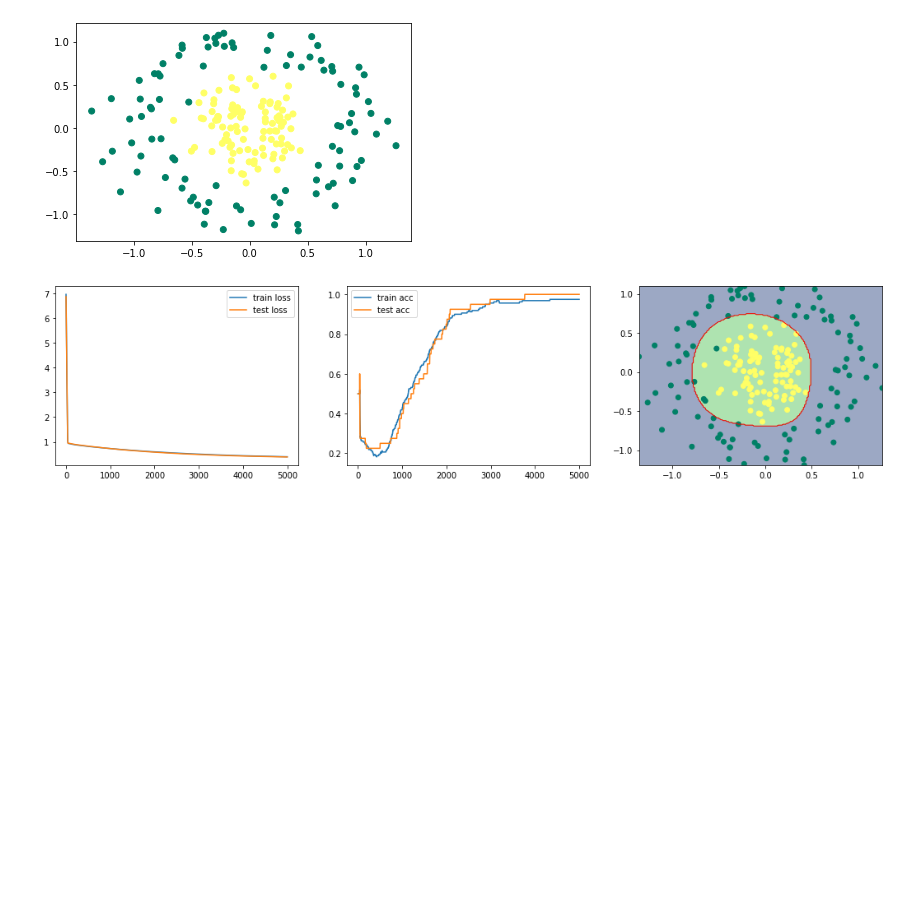
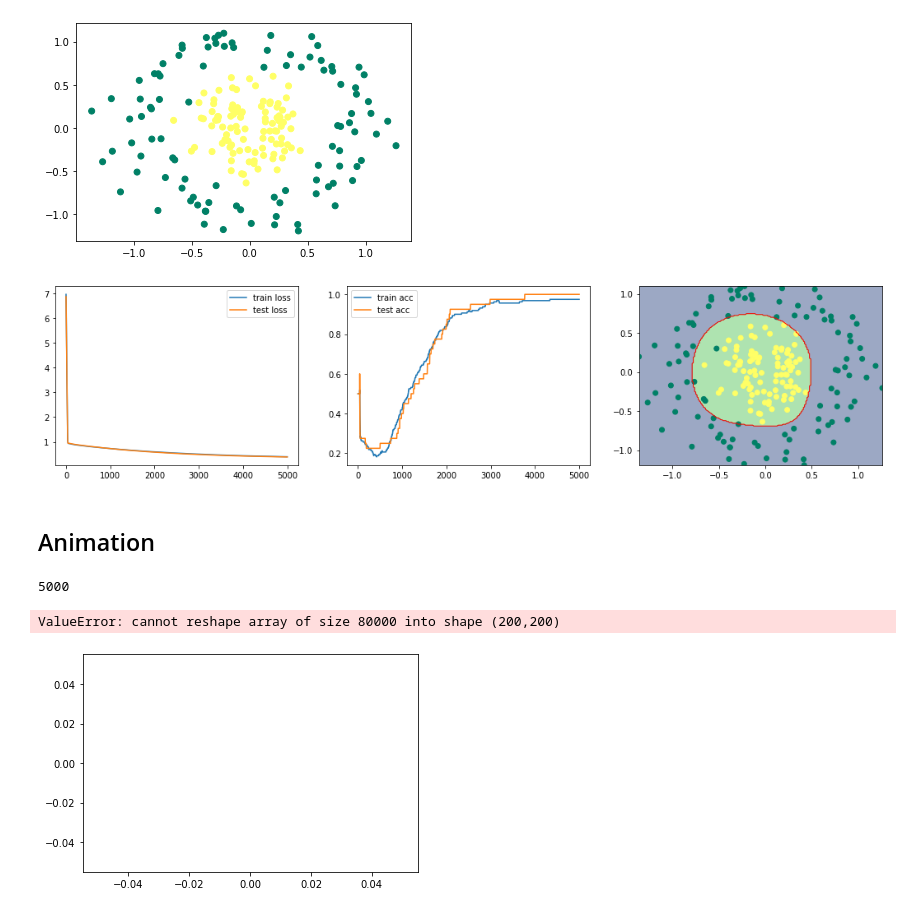
Before and after one commit to BountyKing/MachineLearning, a Jupyter notebook: DeepNeuralNetwork.ipynb, the cells around one changed output. Drawn from its saved outputs; the diff is of its cells as text; code cells hidden in the pictures; blank space fills up the shorter version.

Commit message:
animation adding

```diff
--- a/DeepNeuralNetwork.ipynb
+++ b/DeepNeuralNetwork.ipynb
@@ -159,6 +163,37 @@ dimensions de X_test: (2, 40)
 dimensions de y_test: (1, 40)
 [figure]
 # %%
-training_history = deep_neural_network(X_train, y_train, X_test, y_test, hidden_layers = (100, 100), learning_rate = 0.01, n_iter = 5_000)
+training_history, param_history = deep_neural_network(X_train, y_train, X_test, y_test, hidden_layers = (100, 100), learning_rate = 0.01, n_iter = 5_000)
 # %% [output]
 [figure]
+# %% [markdown]
+## Animation
+# %%
+from matplotlib.animation import FuncAnimation
+
+fig, ax = plt.subplots()
+x1_len = 200
+x2_len = 200
+x1, x2 = np.meshgrid(np.linspace(min(X[0,:]), max(X[0,:]), x1_len),
+                    np.linspace(min(X[1,:]), max(X[1,:]), x2_len))
+
+ln, = ax.plot([], [], 'ro')
+
+def init():
+    return ln,
+
+def animate(frame):
+    print(len(param_history))
+    z = predict(np.c_[x1.flatten(), x2.flatten()].T, param_history[frame])
+    z = z.reshape(x1.shape)
+    ax.clear()
+    ax.contour(x1, x2, z, [0.5], colors='red', linewidths = 1)
+    ax.scatter(X[0, :], X[1, :], c=y, cmap='summer')
+
+ani = FuncAnimation(fig, animate, 500, interval=20, blit=False)
+
+ani.save("ani.mp4")
+# %% [output]
+5000
+ValueError: cannot reshape array of size 80000 into shape (200,200)
+[figure, added]
```
Also changed, not shown: parts of 1 cell of this notebook.
